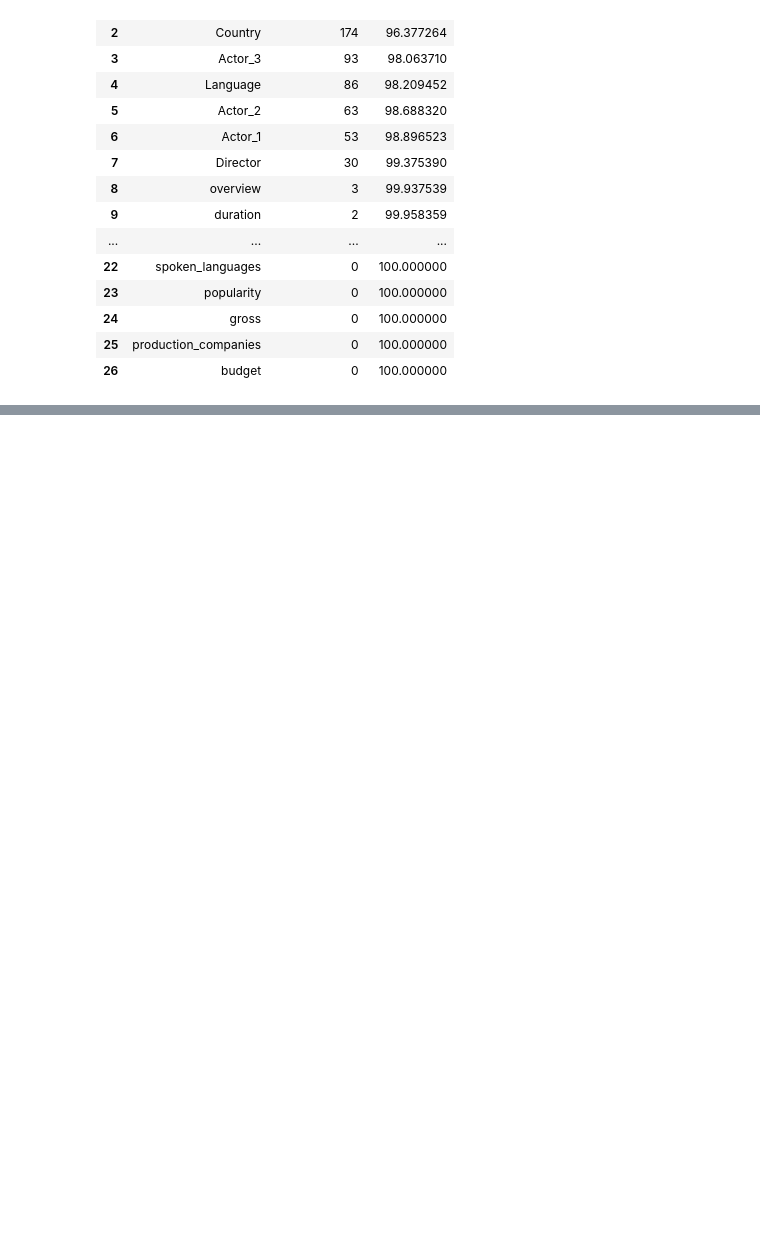
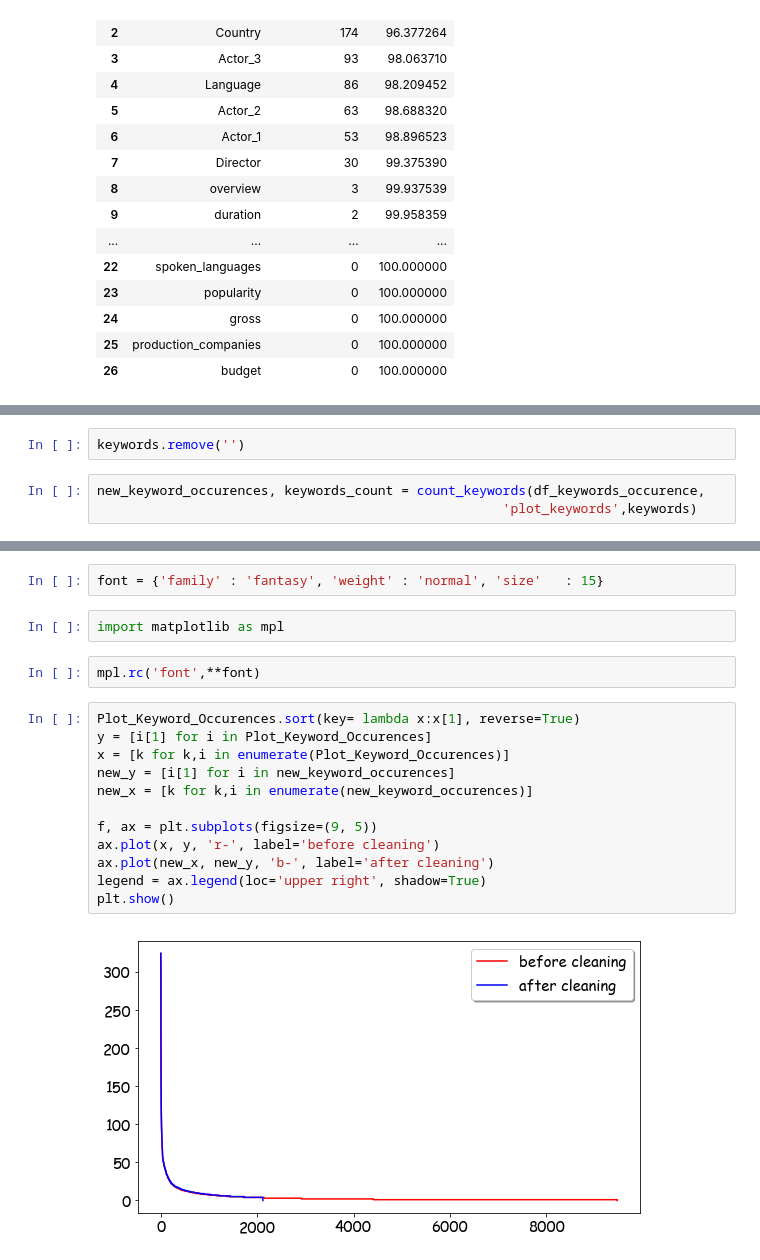
Before and after one commit to kunamneni117/Movie_Recommendation, a Jupyter notebook: Movies Recommendation.ipynb, the cells around one changed output, grey strips where cells are left out. Saved outputs shown, nothing was run; the diff lists cells and outputs as text; blank space fills up the shorter version.

```diff
--- a/Movies Recommendation.ipynb
+++ b/Movies Recommendation.ipynb
@@ -268,0 +948,5 @@ missing_df.sort_values('Filling Factor').reset_index(drop = True)
+# %%
+keywords.remove('')
+# %%
+new_keyword_occurences, keywords_count = count_keywords(df_keywords_occurence,
+                                                    'plot_keywords',keywords)
@@ -268,0 +966,20 @@ missing_df.sort_values('Filling Factor').reset_index(drop = True)
+# %%
+font = {'family' : 'fantasy', 'weight' : 'normal', 'size'   : 15}
+# %%
+import matplotlib as mpl
+# %%
+mpl.rc('font',**font)
+# %%
+Plot_Keyword_Occurences.sort(key= lambda x:x[1], reverse=True)
+y = [i[1] for i in Plot_Keyword_Occurences]
+x = [k for k,i in enumerate(Plot_Keyword_Occurences)]
+new_y = [i[1] for i in new_keyword_occurences]
+new_x = [k for k,i in enumerate(new_keyword_occurences)]
+
+f, ax = plt.subplots(figsize=(9, 5))
+ax.plot(x, y, 'r-', label='before cleaning')
+ax.plot(new_x, new_y, 'b-', label='after cleaning')
+legend = ax.legend(loc='upper right', shadow=True)
+plt.show()
+# %% [output]
+[figure, added]
```
Also changed, not shown: parts of 143 cells of this notebook.
